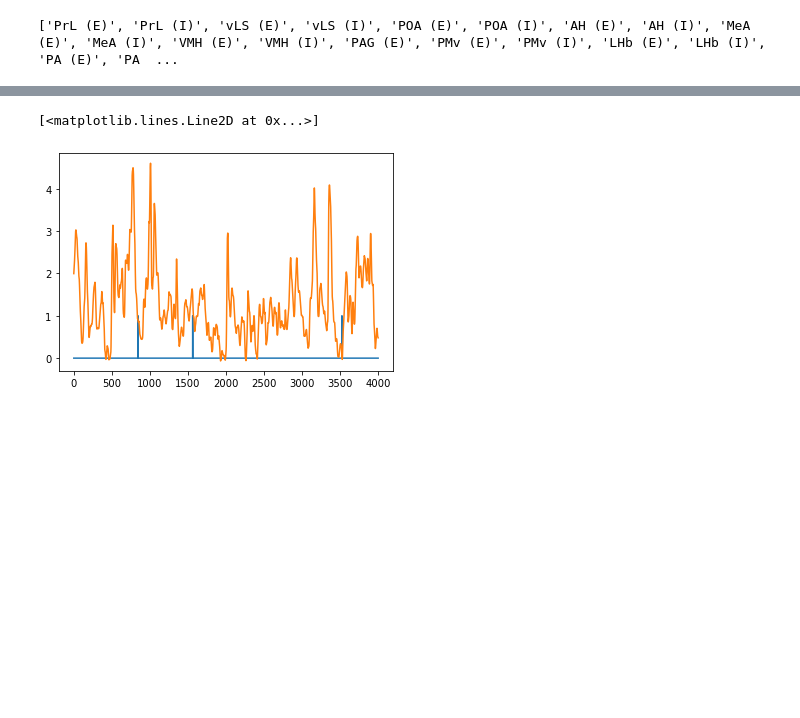
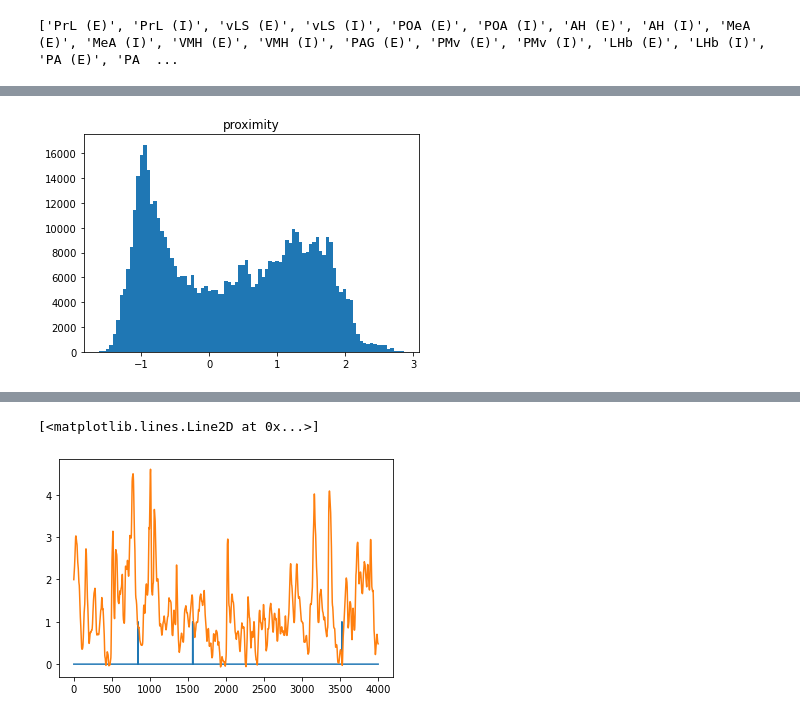
Before and after one commit to lenca56/Falkner_Multi-region_Aggression, a Jupyter notebook: code/GLM_Analysis.ipynb, the cells around one changed output, grey strips where cells are left out. Drawn from its saved outputs; the diff is of its cells as text; code cells hidden in the pictures; blank space fills up the shorter version.

Commit message:
loading correct files for photometry and behavioral features

```diff
--- a/code/GLM_Analysis.ipynb
+++ b/code/GLM_Analysis.ipynb
@@ -54,13 +38,13 @@ df.head()
 # %%
-featuresShortlist = ["proximity",'resident2intruder head-head', 'resident2intruder head-tti','resident2intruder head2head angle', 'resident2intruder head2tti angle', "intruder2resident head2centroid angle","resident centroid roc 500 ms", "intruder centroid roc 500 ms"]
+featuresShortlist = ["proximity","resident centroid roc 500 ms", "intruder centroid roc 500 ms",'resident2intruder head-head', 'resident2intruder head-tti','resident2intruder head2head angle', 'resident2intruder head2tti angle', "intruder2resident head2centroid angle"]
 featuresLonglist = ["proximity",'resident2intruder head-head', 'resident2intruder head-tti','resident2intruder head2head angle', 'resident2intruder head2tti angle', "intruder2resident head2centroid angle","resident centroid roc 500 ms", "intruder centroid roc 500 ms",
    "resident tti2head", "intruder tti2head", "resident tailbase2head angle", "intruder tailbase2head angle"] # potentially add more
 # %%
 regions = get_regions_dataframe(df) # get recorded regions from dataframe
 lag_minus = 0
-lag_plus = 1
+lag_plus = 10
 print(regions)
-variables={'aggr' : [lag_minus,lag_plus]}#, featuresShortlist[0]: [lag_minus,lag_plus]}
+variables_lags = {'aggr' : [lag_minus,lag_plus]}#, featuresShortlist[0]: [lag_minus,lag_plus]}
 # %% [output]
 ['PrL (E)', 'PrL (I)', 'vLS (E)', 'vLS (I)', 'POA (E)', 'POA (I)', 'AH (E)', 'AH (I)', 'MeA (E)', 'MeA (I)', 'VMH (E)', 'VMH (I)', 'PAG (E)', 'PMv (E)', 'PMv (I)', 'LHb (E)', 'LHb (I)', 'PA (E)', 'PA  ...
 # %%
@@ -141,0 +126,83 @@ X_all, X = get_design_X_GLM(animal, variables=variables, path=None)
+# %%
+def get_design_X_GLM_features(animal, features, path=None):
+    '''
+    function to prepare X design matrix (behavioral variables) for GLM
+
+    Parameters:
+    ----------
+    animal: str
+        animal ID
+    variables: list of str
+        behavioral variables to be include in the design matrix
+    timelags: list of [int,int]
+        both positive
+
+
+    Returns:
+    --------
+    X_all: numpy array
+        array of behavioral features in time for all days together
+    X: array of vectors
+        X[day] is an array of behavioral features in time given for a particular day
+    '''
+
+    # loading path on my laptop as default
+    path = Path("/Users/lencacuturela/Desktop/Research/github/Falkner_Multi-region_Aggression/data") if path is None else Path(path)
+
+    df = load_and_wrangle(mouseId=animal, path=path, overwrite=False)
+    regions = get_regions_dataframe(df)
+    days = np.unique(df['day'])
+    trials = np.unique(df['trial'])
+
+    X = np.empty((len(days)), dtype=object)
+    for ind_feature in range(len(features)):
+        a = np.empty((len(days)*len(trials)), dtype=object) # all features values across sessions to get optimal bin partition
+        c = 0
+        for ind_day in range(0, len(days)): # day index
+
+            X_temp = np.empty((len(trials)), dtype=object)
+            for ind_trial in range(0,len(trials)): # trial index
+                if (ind_day == 8):
+                    other = 'mCD1'
+                else:
+                    other = 'balbc'
+                df = pd.read_parquet(f'../data/29L_{days[ind_day]}_{other}_{trials[ind_trial]}_zscored_features.parquet')
+                a[c] = np.array(df[features[ind_feature]])
+                c += 1
+
+        all = np.concatenate(a)
+        bin_edges = np.histogram_bin_edges(all, bins='fd')
+        print(bin_edges.shape)
+        plt.figure()
+        plt.title(features[ind_feature])
+        plt.hist(all, bins=bin_edges)
+        plt.show()
+
+                # to bin regressor
+                # X_temp[ind_trial] = np.zeros((T, bins))
+                # print(array)
+
+    #             X_temp[ind_trial] = np.zeros((T, lag_minus + lag_plus))
+    #             for t in range(T):
+    #                 if (t < lag_minus):
+    #                     X_temp[ind_trial][t, lag_minus:lag_minus+lag_plus] = stim[t:t+lag_plus]
+    #                     X_temp[ind_trial][t, lag_minus-t:lag_minus] = stim[0:t]
+    #                 elif (t >= T - lag_plus):
+    #                     X_temp[ind_trial][t, 0:lag_minus] = stim[t-lag_minus:t]
+    #                     X_temp[ind_trial][t, lag_minus:lag_minus+ T - t] = stim[t:T]
+    #                 else:
+    #                     X_temp[ind_trial][t] = stim[t-lag_minus:t+lag_plus]
+
+    #         if c==0: # first regressor
+    #             X[ind_day] = np.concatenate((X_temp), axis=0) # concatenate across trials within a day
+    #             X[ind_day] = np.append(np.ones((X[ind_day].shape[0],1)), X[ind_day], axis=1) # add bias term as first column
+    #         else:
+    #             X[ind_day] = np.concatenate([X[ind_day], np.concatenate(X_temp, axis=0)], axis=1)
+
+    #     c += 1
+
+    # X_all = np.concatenate(X, axis=0) # concatenate all days together
+
+    # return X_all, X
+get_design_X_GLM_features(animal, features=featuresShortlist, path=None)
+# %% [output]
@@ -142 +210,2 @@ X_all, X = get_design_X_GLM(animal, variables=variables, path=None)
+[figure, added]
 # %%
```
Also changed, not shown: parts of 6 cells of this notebook, 1 other file.
